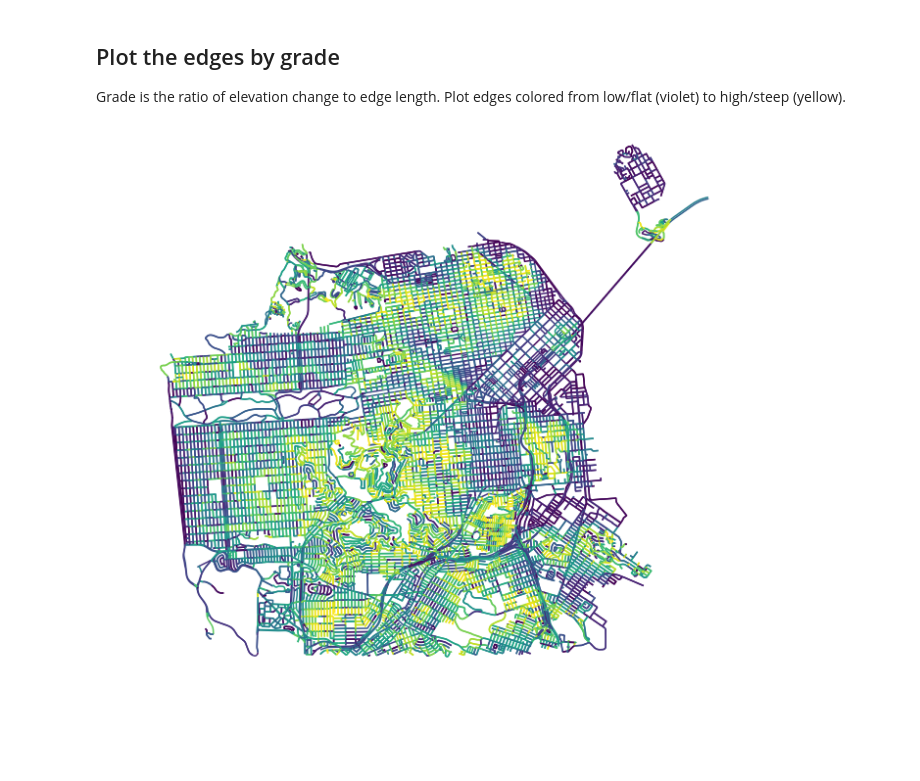
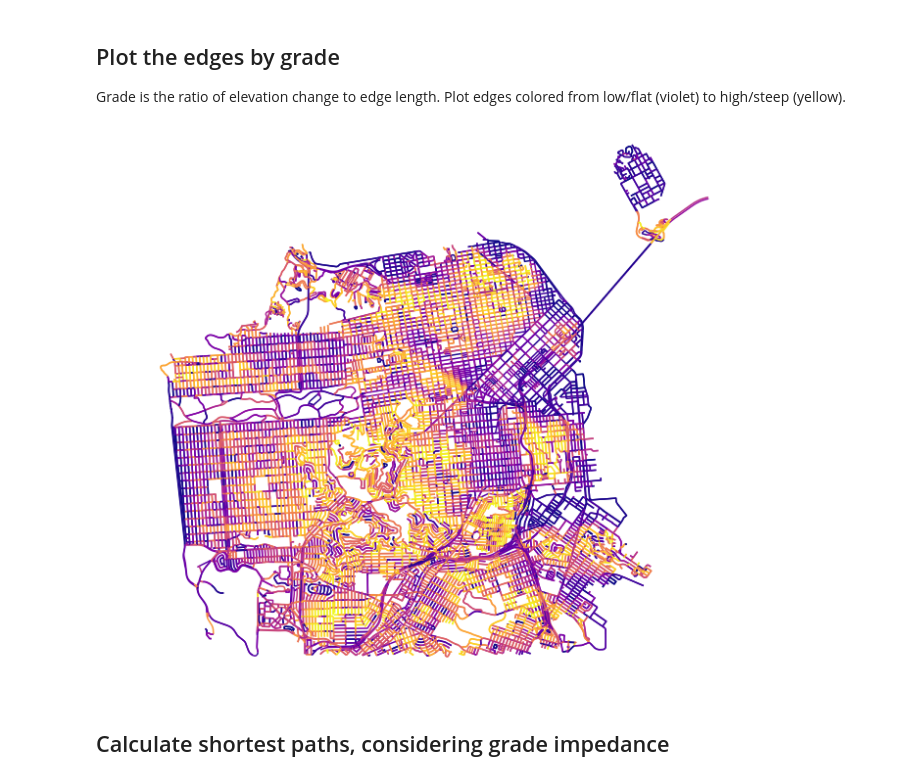
Before and after one commit to gboeing/osmnx, a Jupyter notebook: examples/12-node-elevations-edge-grades.ipynb, the cells around one changed output. Cells and saved outputs as stored; diff of their text form; code cells hidden in the pictures; blank space fills up the shorter version.

```diff
--- a/examples/12-node-elevations-edge-grades.ipynb
+++ b/examples/12-node-elevations-edge-grades.ipynb
@@ -53,7 +53,9 @@ fig, ax = ox.plot_graph(G_proj, fig_height=10, node_color=nc, node_size=20, node
 Grade is the ratio of elevation change to edge length. Plot edges colored from low/flat (violet) to high/steep (yellow).
 # %%
 # get a color for each edge, by grade, then plot the network
-ec = ox.get_edge_colors_by_attr(G_proj, 'grade', num_bins=100)
+ec = ox.get_edge_colors_by_attr(G_proj, 'grade', cmap='plasma', num_bins=100)
 fig, ax = ox.plot_graph(G_proj, fig_height=10, edge_color=ec, edge_linewidth=1.5, node_size=0)
 # %% [output]
-[figure, old version]
+[figure, new version]
+# %% [markdown]
+## Calculate shortest paths, considering grade impedance
```
Also changed, not shown: parts of 7 cells of this notebook.
